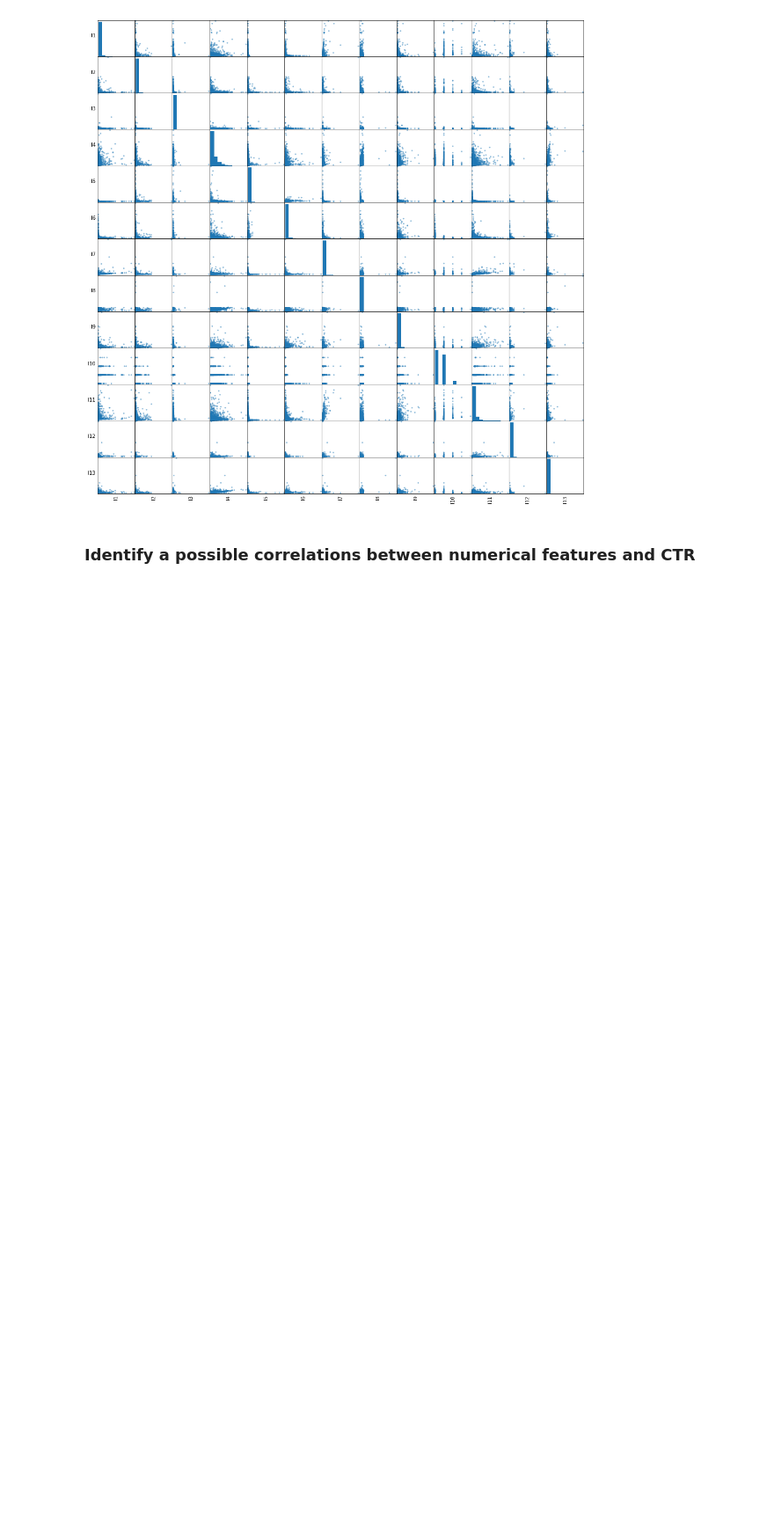
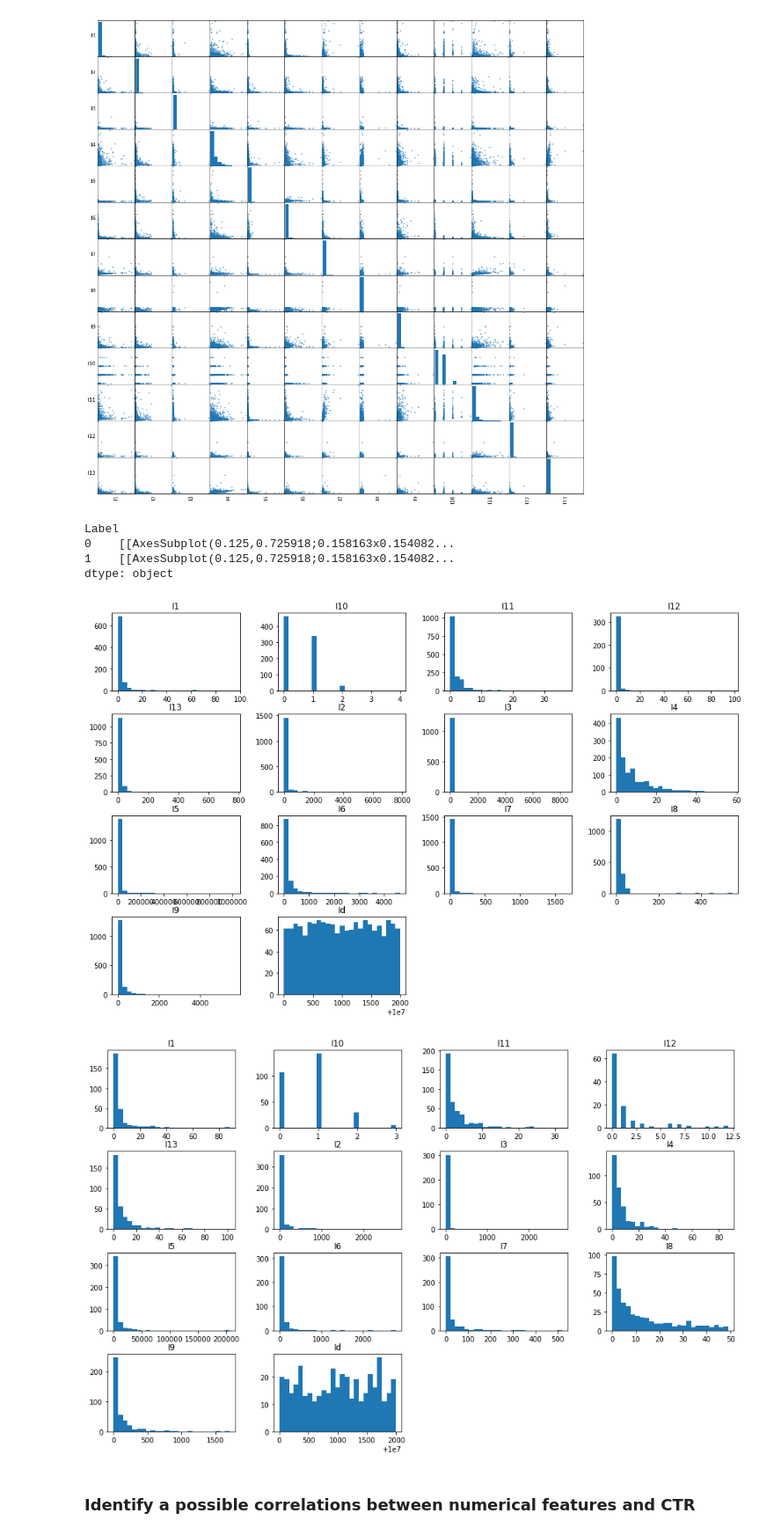
Before and after one commit to rmajumder/w261-final, a Jupyter notebook: harith/Untitled.ipynb, the cells around one changed output. Shown: that part at 88% size. Cells and saved outputs as stored; diff of their text form; code cells hidden in the pictures; blank space fills up the shorter version.

```diff
--- a/harith/Untitled.ipynb
+++ b/harith/Untitled.ipynb
@@ -187,6 +203,16 @@ for i in range(n):
     h.set_xticks(())
 # %% [output]
 [figure]
+# %%
+numeric_data_pandas = train_df.toPandas()
+numeric_data_pandas.groupby('Label').hist(bins=25, grid=False, figsize=(16,10), color='#86bf91', zorder=2, rwidth=0.9)
+# %% [output]
+Label
+0    [[AxesSubplot(0.125,0.725918;0.158163x0.154082...
+1    [[AxesSubplot(0.125,0.725918;0.158163x0.154082...
+dtype: object
+[figure, added]
+[figure, added]
 # %% [markdown]
 ### Identify a possible correlations between numerical features and CTR
 # %%
```
Also changed, not shown: parts of 2 cells of this notebook.
